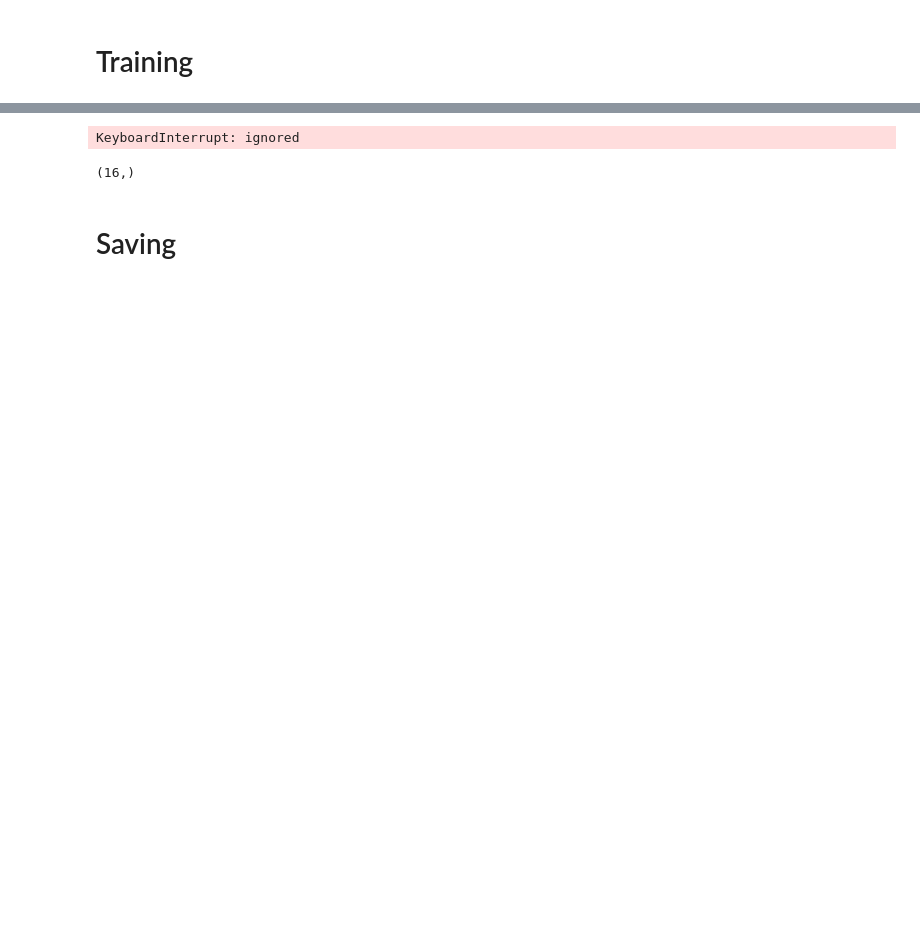
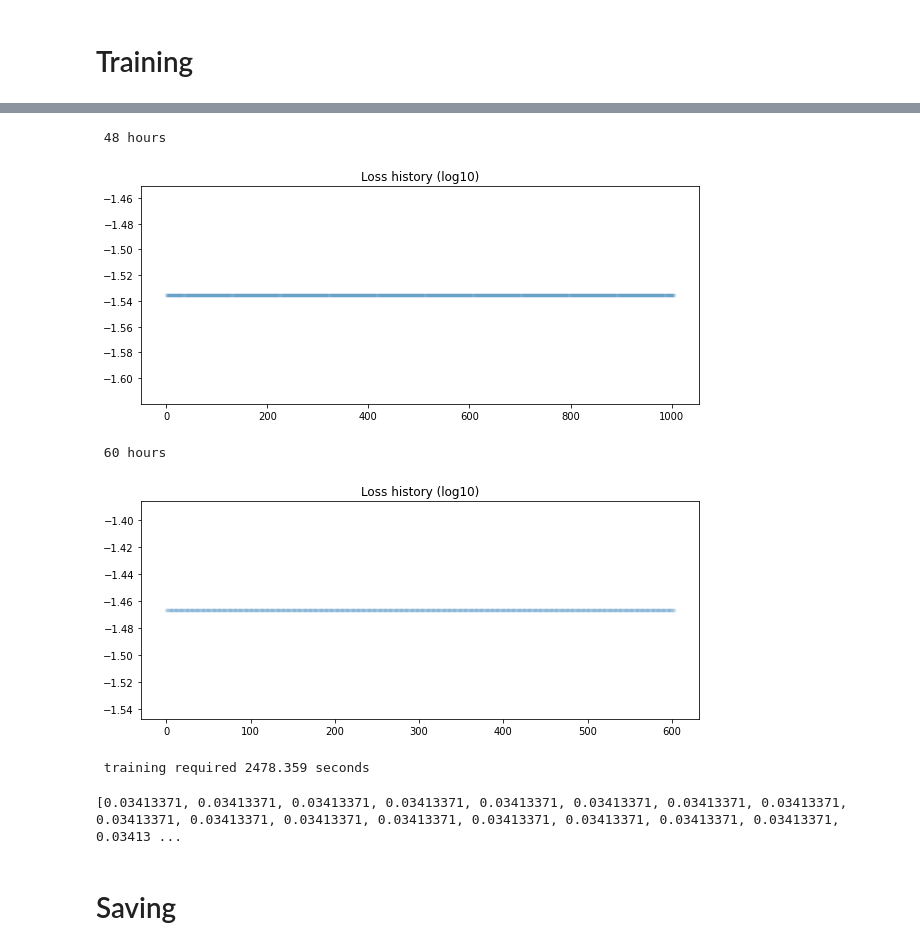
Before and after one commit to Schumacher-group/post--growing-ca, a Jupyter notebook: Growing_Neural_Cellular_Automata_2_0.ipynb, the cells around one changed output, grey strips where cells are left out. Saved outputs shown, nothing was run; the diff lists cells and outputs as text; code cells hidden in the pictures; blank space fills up the shorter version.

```diff
--- a/Growing_Neural_Cellular_Automata_2_0.ipynb
+++ b/Growing_Neural_Cellular_Automata_2_0.ipynb
@@ -1014,62 +980,44 @@ pool = SamplePool(x=np.repeat(seed[None, ...], POOL_SIZE, 0))
 # %%
 #@title Training Loop {vertical-output: true}
 import time # to stop the time training takes
 # neural cellular automata (calling the object)
 ca_1 = CAModel()
 
 start = time.clock()
 for i in range(200+1):
   x0 = np.repeat(seed[None, ...], BATCH_SIZE, 0)
 
-  x, loss_intermediate, weights_intermediate = train_intermediate(x0, pad_intermediate)
-
-  step_intermediate_i = len(loss_log_intermediate)
+  x, loss_intermediate = train_intermediate(x0, pad_intermediate)
 
   loss_log_intermediate.append(loss_intermediate.numpy())
 
-  if step_intermediate_i%100 == 0:
-    clear_output()
-    export_model(ca_1, 'train_log_intermediate/%04d'%step_intermediate_i)
-
-    print('\r step: %d, log10(loss): %.3f'%(len(loss_log_intermediate), np.log10(loss_intermediate)), end='')
-
 ca_2 = CAModel()
+#copy.deepcopy(ca_1)
 
 for i in range(200+1):
   x, loss_final = train_final(x, pad_target)
-  step_final_i = len(loss_log_final)
 
-  loss_log_intermediate.append(loss_intermediate.numpy())
   loss_log_final.append(loss_final.numpy())
-
-  if step_final_i%100 == 0:
-    clear_output()
-    export_model(ca_2, 'train_log_final/%04d'%step_final_i)
-
-    print('\r step: %d, log10(loss): %.3f'%(len(loss_log_final), np.log10(loss_final)), end='')
 
 
 print('\r 48 hours')
 plot_loss(loss_log_intermediate)
 print('\r 60 hours')
 plot_loss(loss_log_final)
 
 end = time.clock()
 
 print('\r training required %.3f seconds'%(end - start), end='')
 # %% [output]
-KeyboardInterrupt: ignored
+ 48 hours
+[figure, added]
+ 60 hours
+[figure, added]
+ training required 2478.359 seconds
-# %%
-print(weights_intermediate[3].shape)
-#print(np.squeeze(weights_intermediate[1], axis = (0, 1)).shape)
-
-first_NN = False,
-               kernel_1 = np.squeeze(weights_intermediate[0], axis = (0, 1)),
-               bias_1 = weights_intermediate[1],
-               kernel_2 = np.squeeze(weights_intermediate[2], axis = (0, 1)),
-               bias_2 = weights_intermediate[3]
-# %% [output]
-(16,)
+# %%
+print(loss_log_final)
+# %% [output]
+[0.03413371, 0.03413371, 0.03413371, 0.03413371, 0.03413371, 0.03413371, 0.03413371, 0.03413371, 0.03413371, 0.03413371, 0.03413371, 0.03413371, 0.03413371, 0.03413371, 0.03413371, 0.03413371, 0.03413 ...
 # %% [markdown]
 # Saving
 # %%
```
Also changed, not shown: parts of 22 cells of this notebook.
